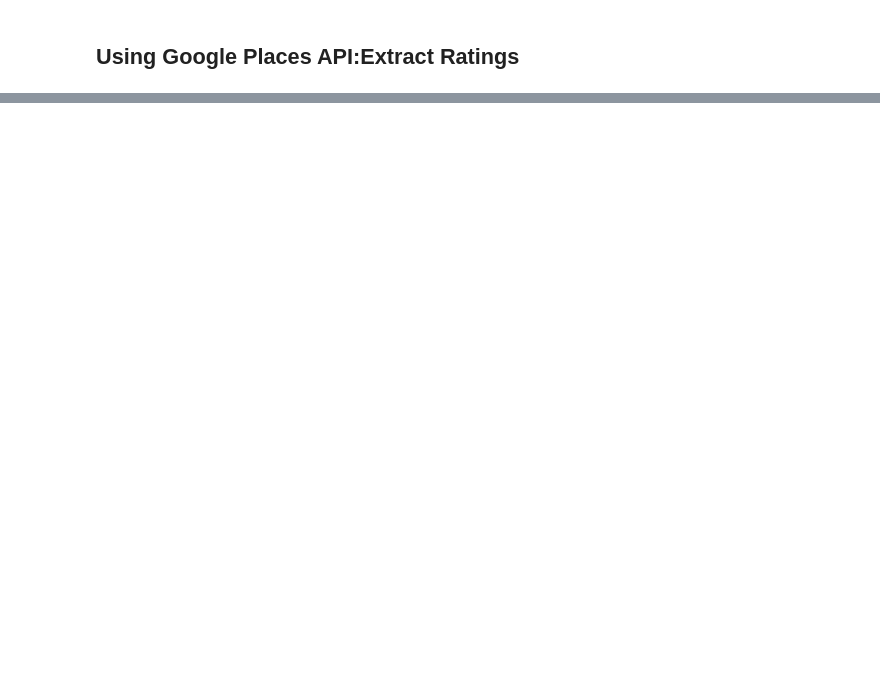
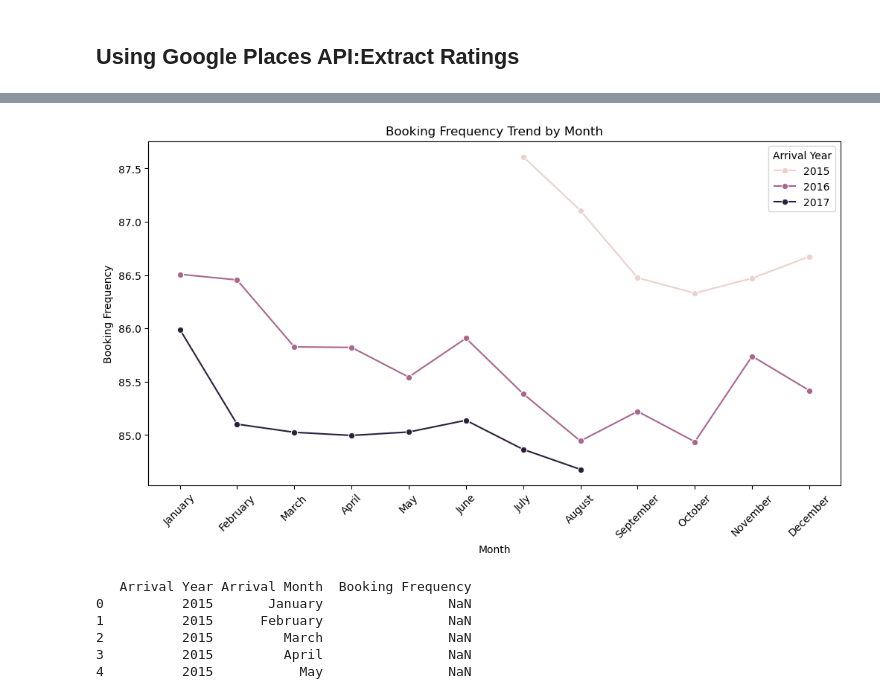
Before and after one commit to Kathyvng/Project1_Group6, a Jupyter notebook: Hetal_Analysis/Google_Places_API.ipynb, the cells around one changed output, grey strips where cells are left out. Cells and saved outputs as stored; diff of their text form; code cells hidden in the pictures; blank space fills up the shorter version.

```diff
--- a/Hetal_Analysis/Google_Places_API.ipynb
+++ b/Hetal_Analysis/Google_Places_API.ipynb
@@ -532,0 +640,32 @@ Booking Frequency indicates the number of times a hotel is booked.
+# %%
+# Define the desired order of the months
+month_order = [
+    'January', 'February', 'March', 'April', 'May', 'June',
+    'July', 'August', 'September', 'October', 'November', 'December'
+]
+
+# Convert 'arrival_month' to a categorical type with the specified order
+hotel_bookings_rating_df['Arrival Month'] = pd.Categorical(hotel_data['Arrival Month'], categories=month_order, ordered=True)
+# %%
+# Group by year and month, and calculate mean booking frequency
+monthly_booking = hotel_bookings_rating_df.groupby(['Arrival Year', 'Arrival Month'])['Booking Frequency'].mean().reset_index()
+# Plot
+plt.figure(figsize=(12, 6))
+sns.lineplot(x='Arrival Month', y='Booking Frequency', hue='Arrival Year', data=monthly_booking, marker='o')
+plt.title('Booking Frequency Trend by Month')
+plt.xlabel('Month')
+plt.ylabel('Booking Frequency')
+plt.xticks(rotation=45)
+plt.savefig("../2_Images/fig1_booking_frequency_trend_by_month.png")
+plt.show()
+# %% [output]
+[figure, added]
+# %%
+print(monthly_booking.head())
+# %% [output]
+   Arrival Year Arrival Month  Booking Frequency
+0          2015       January                NaN
+1          2015      February                NaN
+2          2015         March                NaN
+3          2015         April                NaN
+4          2015           May                NaN
```
Also changed, not shown: parts of 42 cells of this notebook, 1 other file.
